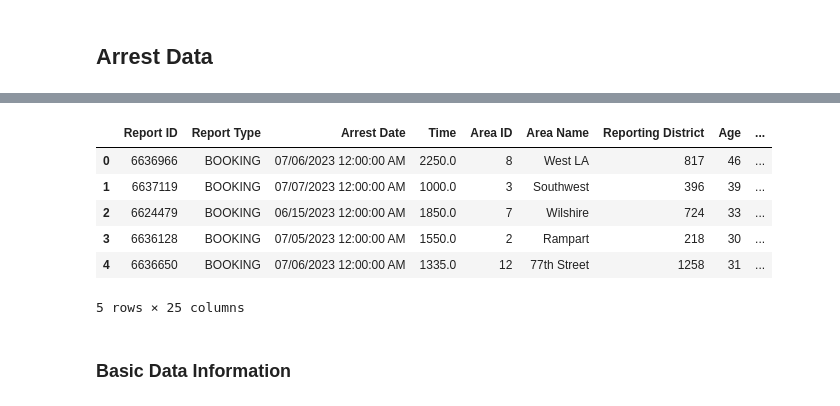
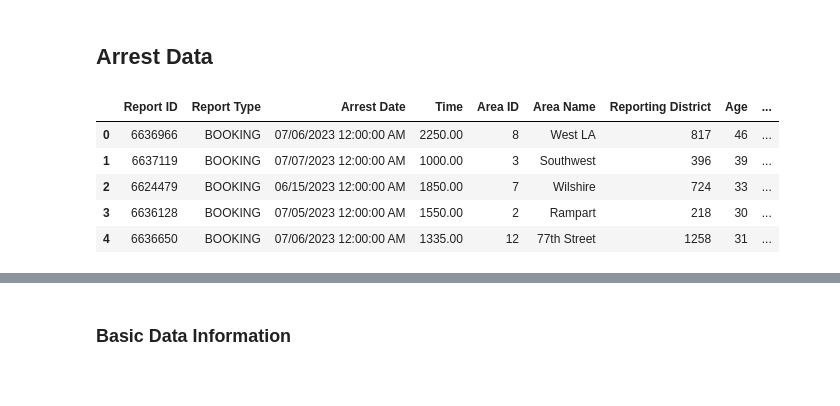
Before and after one commit to cploebell/ads-508-team-project, a Jupyter notebook: ads508_proj.ipynb, the cells around one changed output, grey strips where cells are left out. Cells and saved outputs as stored; diff of their text form; code cells hidden in the pictures.

```diff
--- a/ads508_proj.ipynb
+++ b/ads508_proj.ipynb
@@ -346,8 +358,18 @@ def dqr_cat(df):
 ## Arrest Data
 # %%
 # Read the CSV file directly from S3
-df_arrest = wr.s3.read_csv("s3://sagemaker-us-east-1-643862913351/ads508-group7/arrests/Arrest_Data_from_2020_to_Present.csv")
+### FOR SASHA DF ###
+# df_arrest = wr.s3.read_csv("s3://sagemaker-us-east-1-643862913351/ads508-group7/arrests/Arrest_Data_from_2020_to_Present.csv")
+
+### FOR CYNTHIA DF ###
+df_arrest = wr.s3.read_csv("s3://ads508-group7/Arrest_Data_from_2020_to_Present.csv")
 
 # Display the first few rows
 df_arrest.head()
 # %% [output]
+|  | Report ID | Report Type | Arrest Date | Time | Area ID | Area Name | Reporting District | Age | ... |
+| 0 | 6636966 | BOOKING | 07/06/2023 12:00:00 AM | 2250.00 | 8 | West LA | 817 | 46 | ... |
+| 1 | 6637119 | BOOKING | 07/07/2023 12:00:00 AM | 1000.00 | 3 | Southwest | 396 | 39 | ... |
+| 2 | 6624479 | BOOKING | 06/15/2023 12:00:00 AM | 1850.00 | 7 | Wilshire | 724 | 33 | ... |
+| 3 | 6636128 | BOOKING | 07/05/2023 12:00:00 AM | 1550.00 | 2 | Rampart | 218 | 30 | ... |
+| 4 | 6636650 | BOOKING | 07/06/2023 12:00:00 AM | 1335.00 | 12 | 77th Street | 1258 | 31 | ... |
@@ -357,10 +377,3 @@ df_arrest.head()
-|  | Report ID | Report Type | Arrest Date | Time | Area ID | Area Name | Reporting District | Age | ... |
-| 0 | 6636966 | BOOKING | 07/06/2023 12:00:00 AM | 2250.0 | 8 | West LA | 817 | 46 | ... |
-| 1 | 6637119 | BOOKING | 07/07/2023 12:00:00 AM | 1000.0 | 3 | Southwest | 396 | 39 | ... |
-| 2 | 6624479 | BOOKING | 06/15/2023 12:00:00 AM | 1850.0 | 7 | Wilshire | 724 | 33 | ... |
-| 3 | 6636128 | BOOKING | 07/05/2023 12:00:00 AM | 1550.0 | 2 | Rampart | 218 | 30 | ... |
-| 4 | 6636650 | BOOKING | 07/06/2023 12:00:00 AM | 1335.0 | 12 | 77th Street | 1258 | 31 | ... |
-5 rows × 25 columns
 # %% [markdown]
 ### Basic Data Information
 # %%
```
Also changed, not shown: parts of 27 cells of this notebook.
